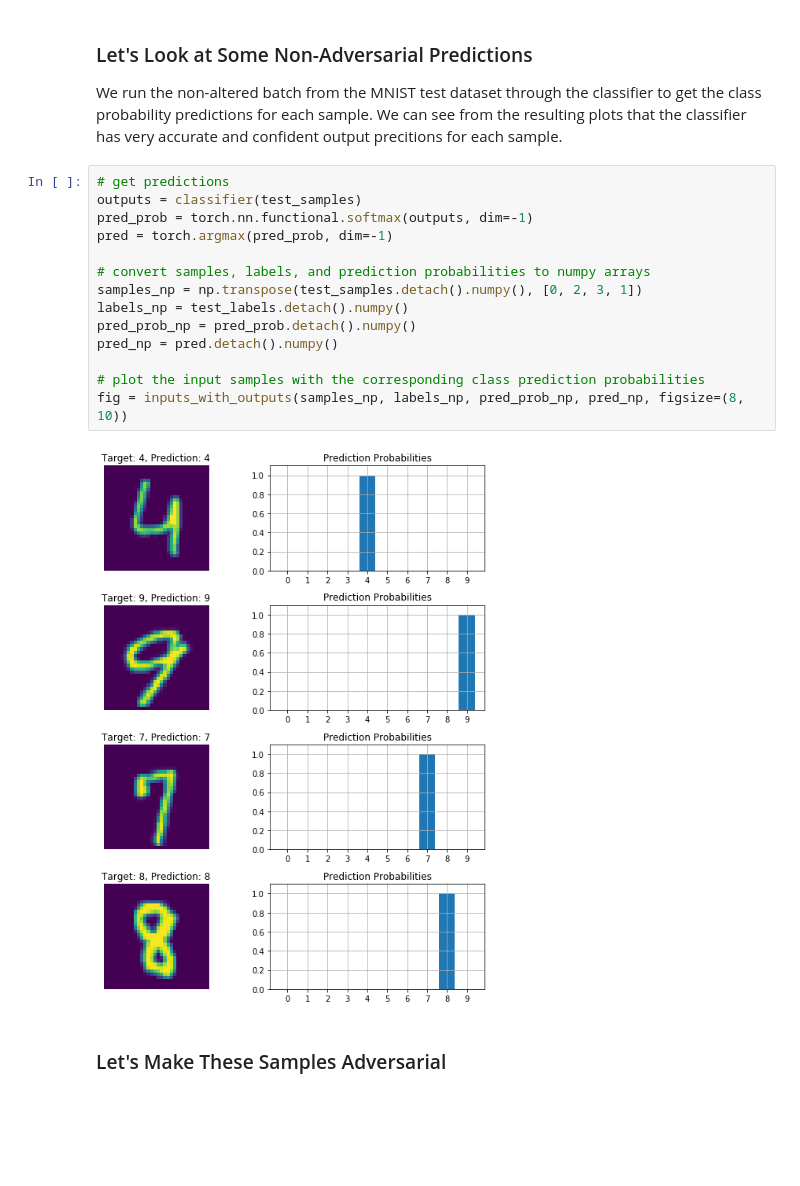
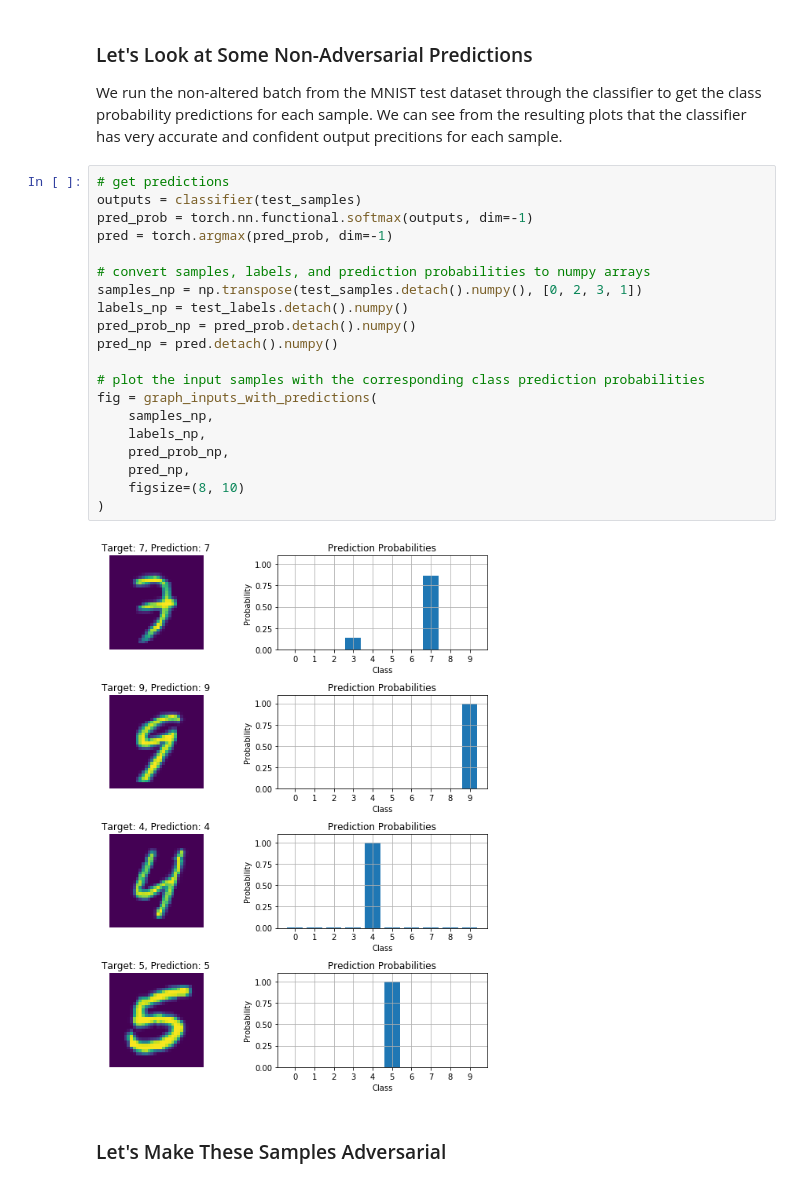
Before and after one commit to dylanell/adversarial-samples, a Jupyter notebook: adversarial_examples.ipynb, the cells around one changed output. Cells and saved outputs as stored; diff of their text form; blank space fills up the shorter version.

```diff
--- a/adversarial_examples.ipynb
+++ b/adversarial_examples.ipynb
@@ -84,19 +84,25 @@ We run the non-altered batch from the MNIST test dataset through the classifier
 # %%
 # get predictions
 outputs = classifier(test_samples)
 pred_prob = torch.nn.functional.softmax(outputs, dim=-1)
 pred = torch.argmax(pred_prob, dim=-1)
 
 # convert samples, labels, and prediction probabilities to numpy arrays
 samples_np = np.transpose(test_samples.detach().numpy(), [0, 2, 3, 1])
 labels_np = test_labels.detach().numpy()
 pred_prob_np = pred_prob.detach().numpy()
 pred_np = pred.detach().numpy()
 
 # plot the input samples with the corresponding class prediction probabilities
-fig = inputs_with_outputs(samples_np, labels_np, pred_prob_np, pred_np, figsize=(8, 10))
+fig = graph_inputs_with_predictions(
+    samples_np,
+    labels_np,
+    pred_prob_np,
+    pred_np,
+    figsize=(8, 10)
+)
 # %% [output]
-[figure, old version]
+[figure, new version]
 # %% [markdown]
 ### Let's Make These Samples Adversarial
 # %%
```
Also changed, not shown: parts of 3 cells of this notebook, 1 other file.
